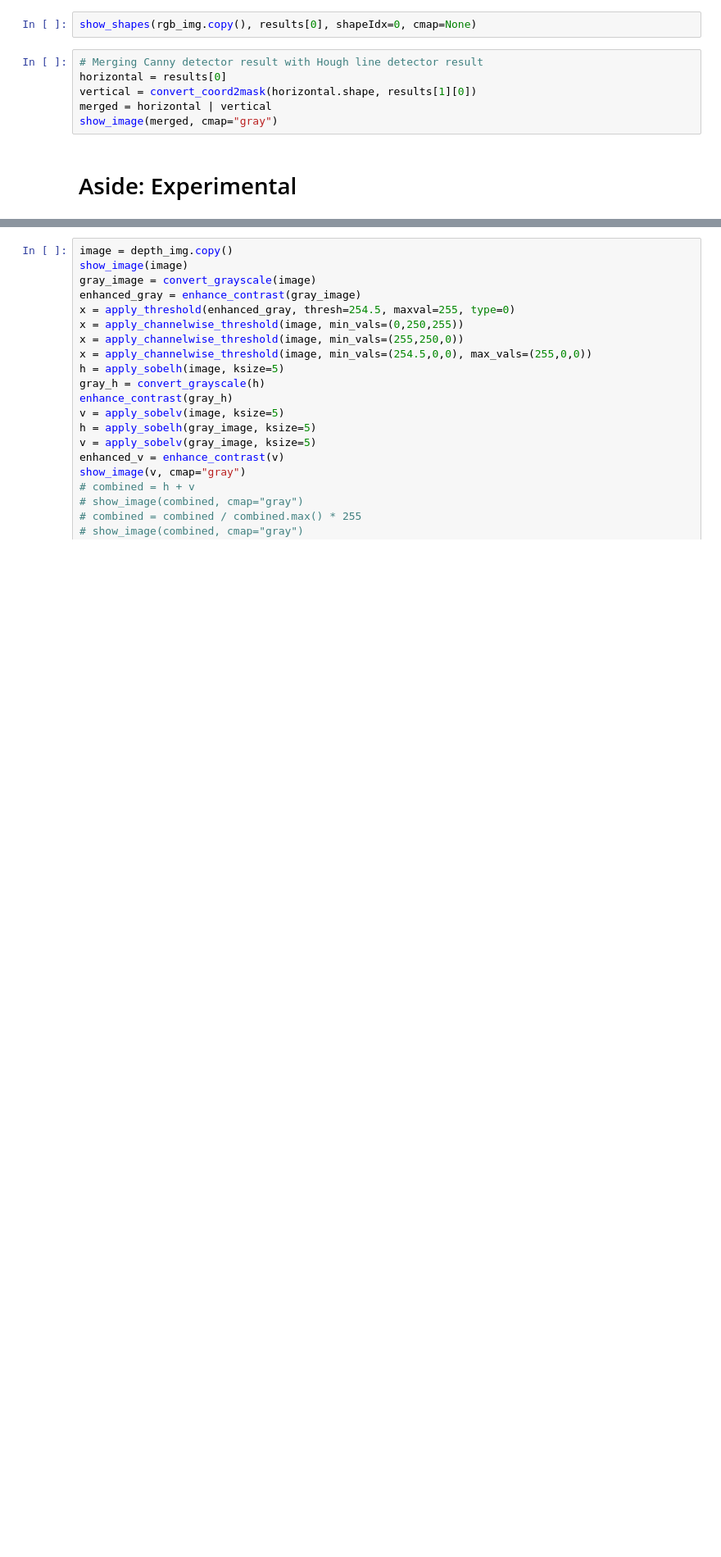
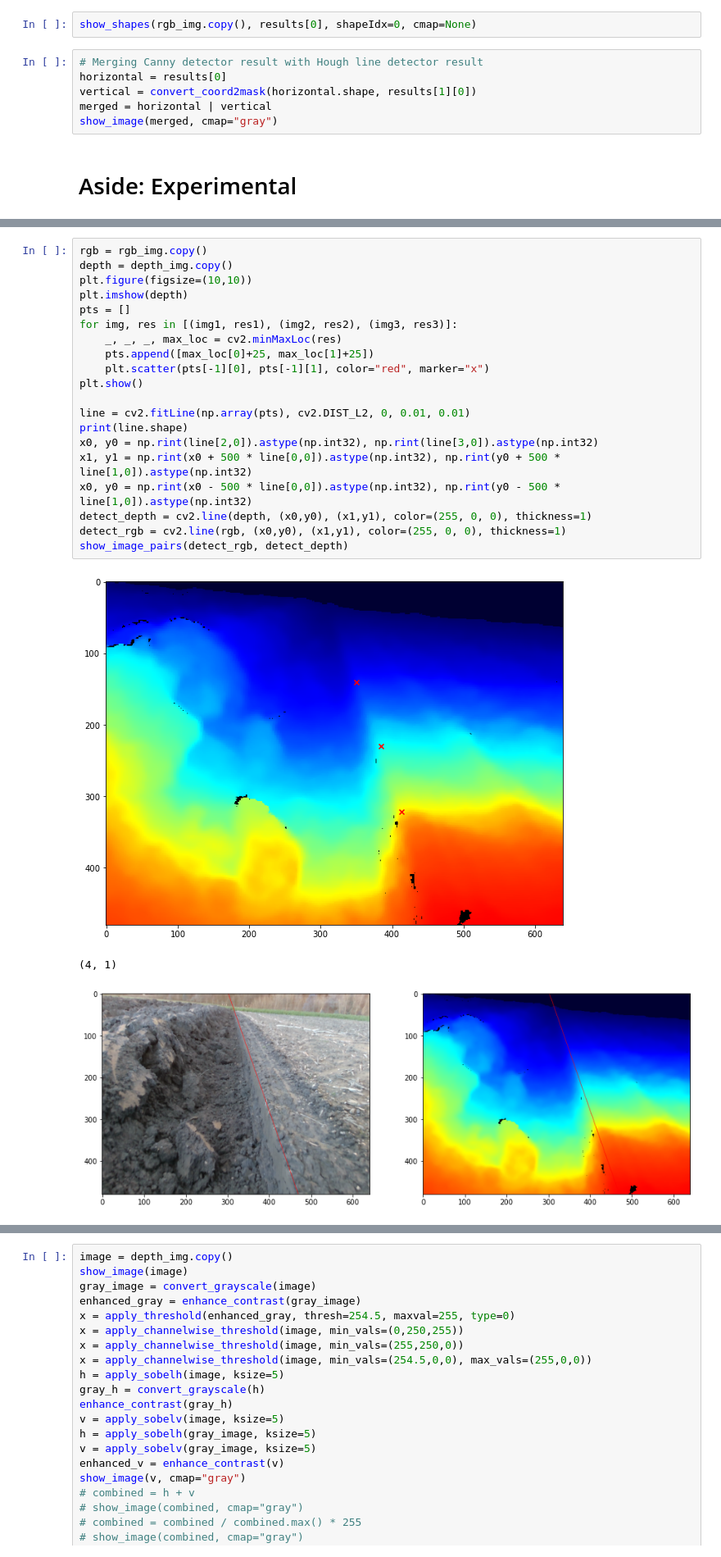
Before and after one commit to free-bit/furrow-edge-detector, a Jupyter notebook: Image Processing & Feature Detection.ipynb, the cells around one changed output, grey strips where cells are left out. Shown at 82% size. Drawn from its saved outputs; the diff is of its cells as text; blank space fills up the shorter version.

```diff
--- a/Image Processing & Feature Detection.ipynb
+++ b/Image Processing & Feature Detection.ipynb
@@ -448,3 +518,27 @@ show_image(merged, cmap="gray")
+# %%
+rgb = rgb_img.copy()
+depth = depth_img.copy()
+plt.figure(figsize=(10,10))
+plt.imshow(depth)
+pts = []
+for img, res in [(img1, res1), (img2, res2), (img3, res3)]:
+    _, _, _, max_loc = cv2.minMaxLoc(res)
+    pts.append([max_loc[0]+25, max_loc[1]+25])
+    plt.scatter(pts[-1][0], pts[-1][1], color="red", marker="x")
+plt.show()
+
+line = cv2.fitLine(np.array(pts), cv2.DIST_L2, 0, 0.01, 0.01)
+print(line.shape)
+x0, y0 = np.rint(line[2,0]).astype(np.int32), np.rint(line[3,0]).astype(np.int32)
+x1, y1 = np.rint(x0 + 500 * line[0,0]).astype(np.int32), np.rint(y0 + 500 * line[1,0]).astype(np.int32)
+x0, y0 = np.rint(x0 - 500 * line[0,0]).astype(np.int32), np.rint(y0 - 500 * line[1,0]).astype(np.int32)
+detect_depth = cv2.line(depth, (x0,y0), (x1,y1), color=(255, 0, 0), thickness=1)
+detect_rgb = cv2.line(rgb, (x0,y0), (x1,y1), color=(255, 0, 0), thickness=1)
+show_image_pairs(detect_rgb, detect_depth)
+# %% [output]
+[figure, added]
+(4, 1)
+[figure, added]
 # %%
 print(depth_arr[227, 380])
 print(depth_arr[237, 375])
```
Also changed, not shown: parts of 14 cells of this notebook, 1 other file.
